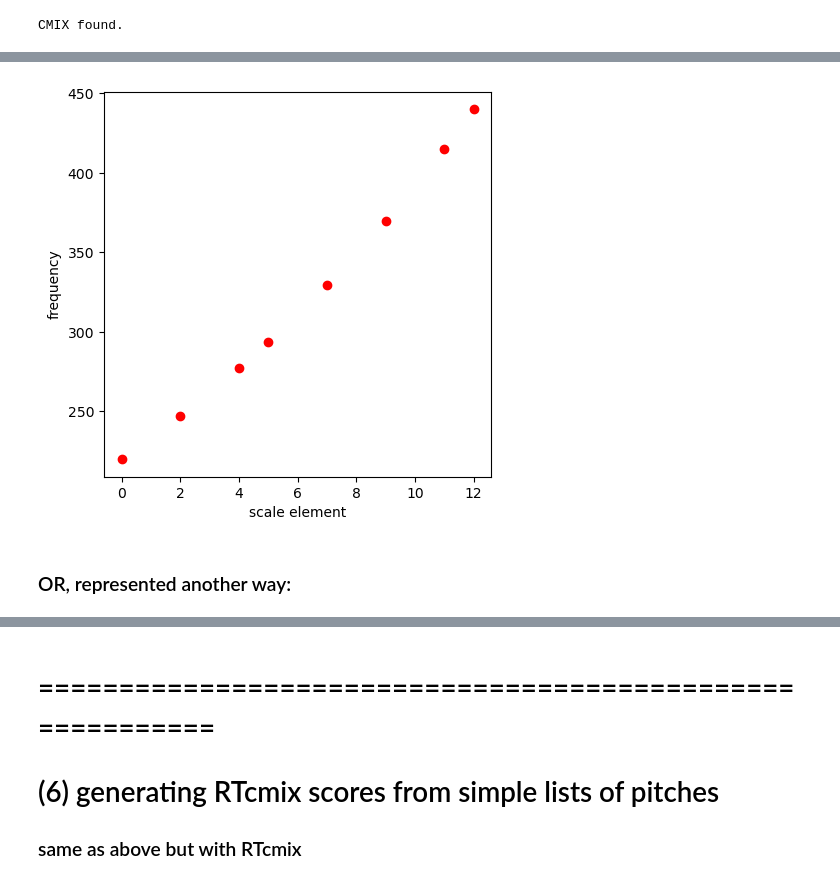
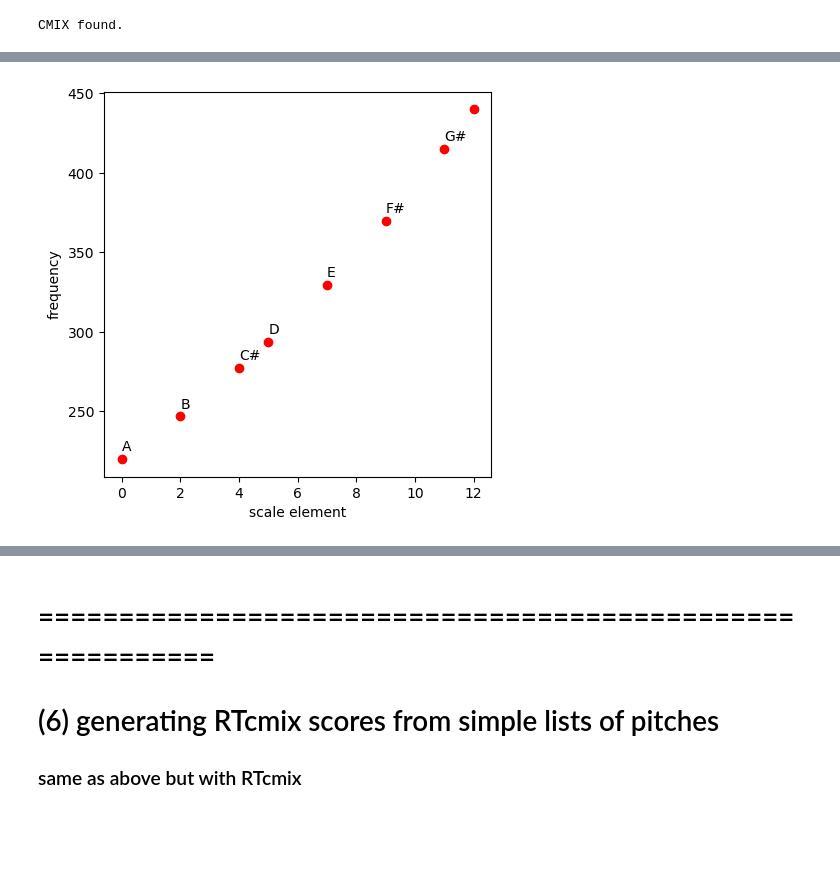
Before and after one commit to benholtzman/datamovies_y21, a Jupyter notebook: notebooks/n03_IntroPitches_Cmix.ipynb, the cells around one changed output, grey strips where cells are left out. Cells and saved outputs as stored; diff of their text form; code cells hidden in the pictures; blank space fills up the shorter version.

```diff
--- a/notebooks/n03_IntroPitches_Cmix.ipynb
+++ b/notebooks/n03_IntroPitches_Cmix.ipynb
@@ -76,10 +110,12 @@ major scale:
 # %%
 fig = plt.figure(figsize=(5,5))
-plt.plot(major,f, 'ro')
+
+plt.plot(elements,f2, 'ro')
 plt.xlabel('scale element')
 plt.ylabel('frequency')
+for i,name in enumerate(key_names):
+    plt.text(elements[i],f2[i]+5,name)
+
 plt.show()
 # %% [output]
-[figure, old version]
+[figure, new version]
-# %% [markdown]
-### OR, represented another way:
```
Also changed, not shown: parts of 25 cells of this notebook, 1 other file.
